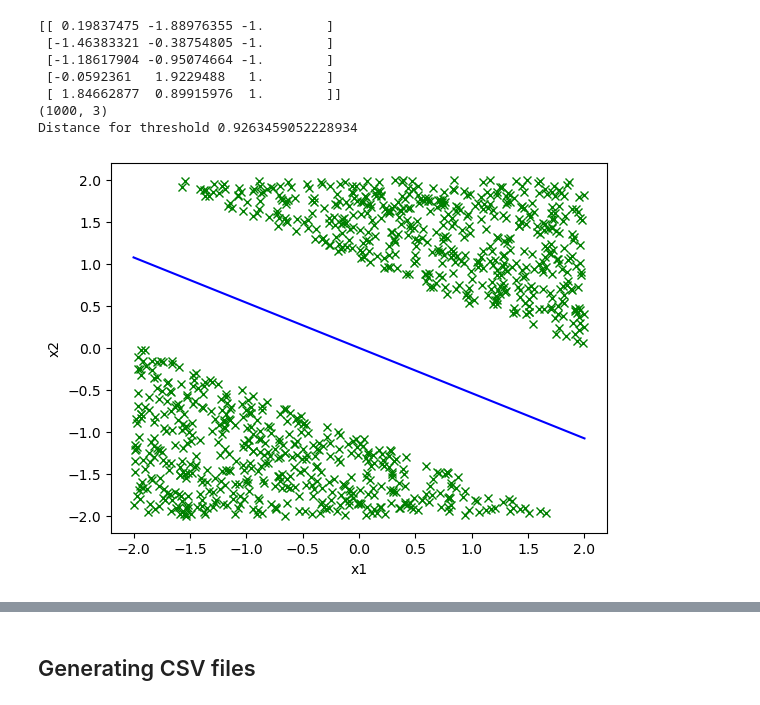
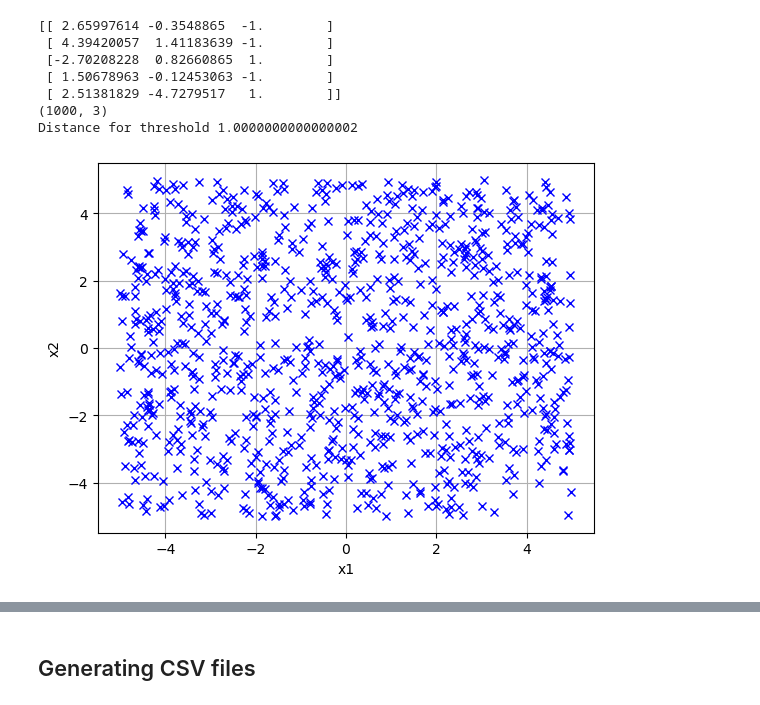
Before and after one commit to XavierVI/Intro_to_machine_learning_assignments, a Jupyter notebook: assignment2/data_generator.ipynb, the cells around one changed output, grey strips where cells are left out. Cells and saved outputs as stored; diff of their text form; code cells hidden in the pictures.

Commit message:
updated task4 and data_generator

```diff
--- a/assignment2/data_generator.ipynb
+++ b/assignment2/data_generator.ipynb
@@ -4,35 +4,34 @@ import matplotlib.pyplot as plt
 from data_generator import make_classification
 # %%
 d = 2
-u = 2
+u = 5
 n = 1000
 
-data_points, normal_vector = make_classification(d=d, n=n, u=u)
+data_points, normal_vector = make_classification(d=d, n=n, u=u, threshold=0.001, random_state=None)
 print(data_points[:5])
 print(data_points.shape)
 print(f'Distance for threshold {1 / np.linalg.norm(normal_vector)}')
 
 # plotting line and data points
 x1_vals = np.linspace(-u, u, 100)
 # solving for x2 values x2 = (-a1 / a2) * x1
 x2_vals = - (normal_vector[0] / normal_vector[1]) * x1_vals
 
-plt.plot(data_points[:, 0], data_points[:, 1], 'xg')
-plt.plot(x1_vals, x2_vals, '-b')
+plt.plot(data_points[:, 0], data_points[:, 1], 'xb')
+# plt.plot(x1_vals, x2_vals, '-b')
 plt.xlabel('x1')
 plt.ylabel('x2')
+plt.grid(True)
 plt.show()
-
-# np.savetxt("data_n50_.csv", data_points, delimiter=",")
 # %% [output]
-[[ 0.19837475 -1.88976355 -1.        ]
- [-1.46383321 -0.38754805 -1.        ]
- [-1.18617904 -0.95074664 -1.        ]
- [-0.0592361   1.9229488   1.        ]
- [ 1.84662877  0.89915976  1.        ]]
+[[ 2.65997614 -0.3548865  -1.        ]
+ [ 4.39420057  1.41183639 -1.        ]
+ [-2.70208228  0.82660865  1.        ]
+ [ 1.50678963 -0.12453063 -1.        ]
+ [ 2.51381829 -4.7279517   1.        ]]
 (1000, 3)
-Distance for threshold 0.9263459052228934
+Distance for threshold 1.0000000000000002
-[figure, old version]
+[figure, new version]
 # %%
 # plotting line and data points
 x1_vals = np.linspace(-u, u, 100)
```
Also changed, not shown: parts of 3 cells of this notebook, 2 other files.
